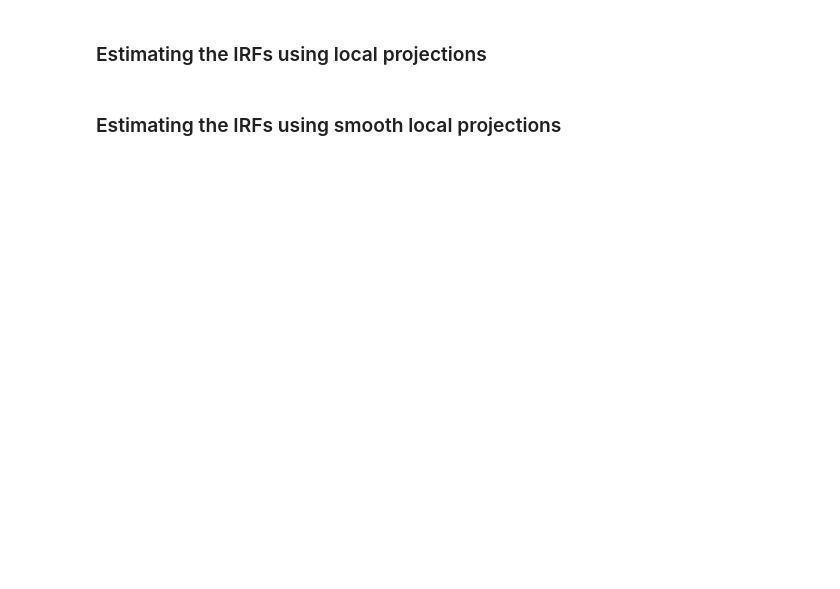
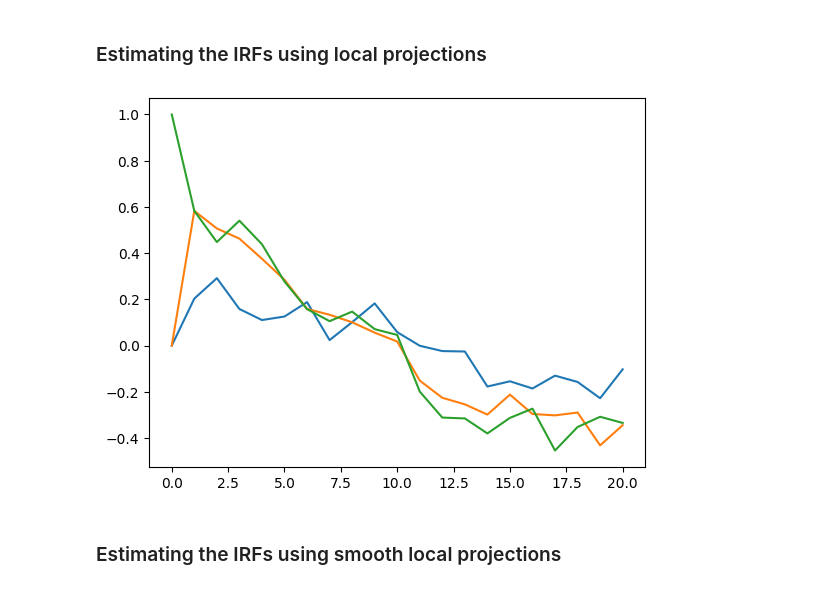
Before and after one commit to matt-dot-k/econ-622-project, a Jupyter notebook: example_notebooks/simple_RBC.ipynb, the cells around one changed output. Drawn from its saved outputs; the diff is of its cells as text; code cells hidden in the pictures; blank space fills up the shorter version.

```diff
--- a/example_notebooks/simple_RBC.ipynb
+++ b/example_notebooks/simple_RBC.ipynb
@@ -139,6 +139,12 @@ plt.show()
 ### Estimating the IRFs using local projections
 # %%
 # estimating IRF using LPs on observed data
+LP_model = SmoothLocalProjections(observed_data, "Technology", None, False, 10, q)
+LP = pd.DataFrame(LP_model.LP().beta)
+plt.plot(LP)
+plt.show()
+# %% [output]
+[figure, added]
 # %% [markdown]
 ### Estimating the IRFs using smooth local projections
 # %%
```
Also changed, not shown: parts of 5 cells of this notebook, 3 other files.
